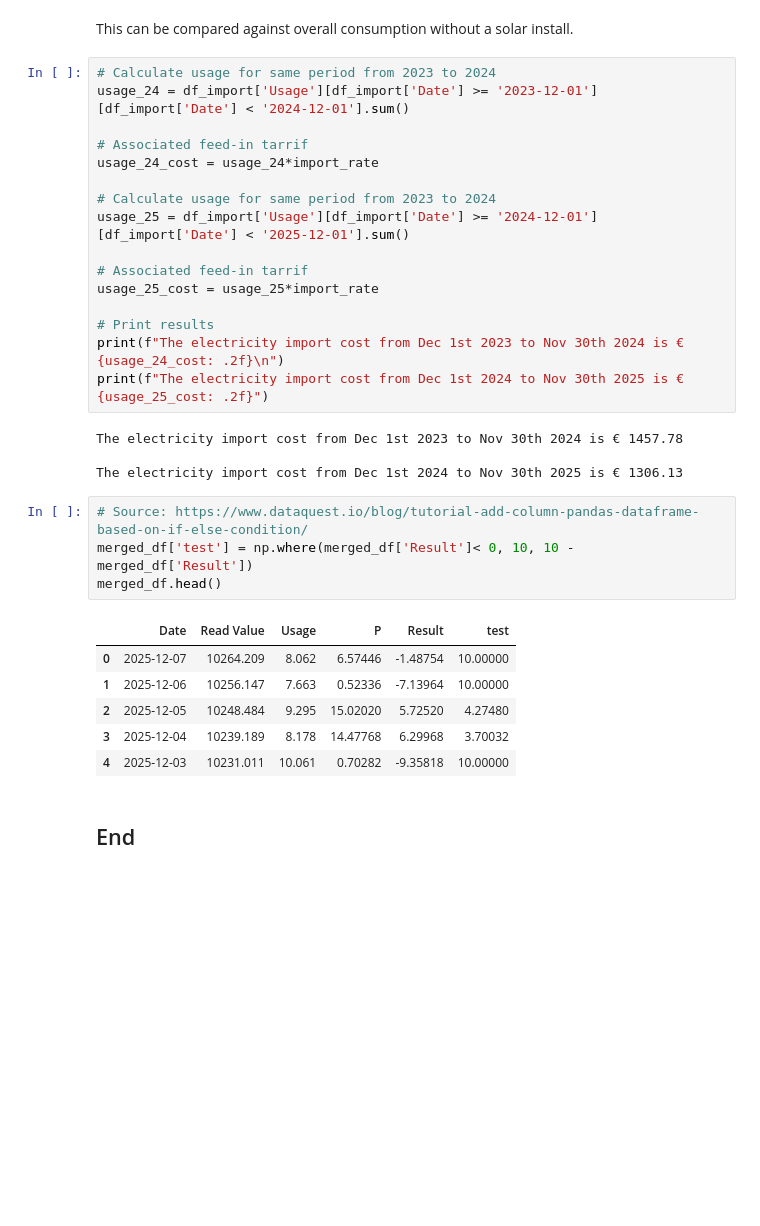
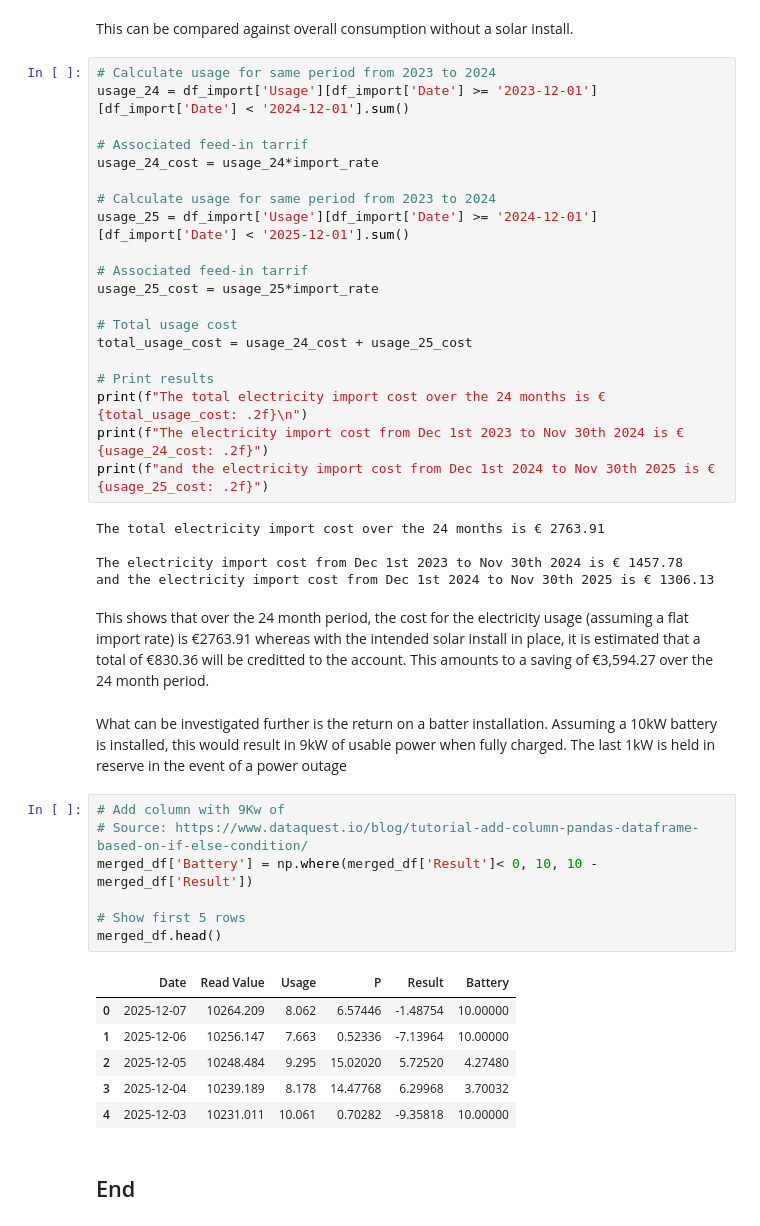
Before and after one commit to danielfinnerty/PFDA, a Jupyter notebook: project/solar_assessment.ipynb, the cells around one changed output. Saved outputs shown, nothing was run; the diff lists cells and outputs as text; blank space fills up the shorter version.

Commit message:
Update to 'data compare' section of solar_assessment

```diff
--- a/project/solar_assessment.ipynb
+++ b/project/solar_assessment.ipynb
@@ -1139,19 +1149,31 @@ usage_25 = df_import['Usage'][df_import['Date'] >= '2024-12-01'][df_import['Date
 # Associated feed-in tarrif
 usage_25_cost = usage_25*import_rate
 
+# Total usage cost
+total_usage_cost = usage_24_cost + usage_25_cost
+
 # Print results
-print(f"The electricity import cost from Dec 1st 2023 to Nov 30th 2024 is €{usage_24_cost: .2f}\n")
-print(f"The electricity import cost from Dec 1st 2024 to Nov 30th 2025 is €{usage_25_cost: .2f}")
+print(f"The total electricity import cost over the 24 months is €{total_usage_cost: .2f}\n")
+print(f"The electricity import cost from Dec 1st 2023 to Nov 30th 2024 is €{usage_24_cost: .2f}")
+print(f"and the electricity import cost from Dec 1st 2024 to Nov 30th 2025 is €{usage_25_cost: .2f}")
 # %% [output]
+The total electricity import cost over the 24 months is € 2763.91
+
 The electricity import cost from Dec 1st 2023 to Nov 30th 2024 is € 1457.78
-
-The electricity import cost from Dec 1st 2024 to Nov 30th 2025 is € 1306.13
+and the electricity import cost from Dec 1st 2024 to Nov 30th 2025 is € 1306.13
+# %% [markdown]
+This shows that over the 24 month period, the cost for the electricity usage (assuming a flat import rate) is €2763.91 whereas with the intended solar install in place, it is estimated that a total of €830.36 will be creditted to the account. This amounts to a saving of €3,594.27 over the 24 month period.
+# %% [markdown]
+What can be investigated further is the return on a batter installation. Assuming a 10kW battery is installed, this would result in 9kW of usable power when fully charged. The last 1kW is held in reserve in the event of a power outage
 # %%
+# Add column with 9Kw of
 # Source: https://www.dataquest.io/blog/tutorial-add-column-pandas-dataframe-based-on-if-else-condition/
-merged_df['test'] = np.where(merged_df['Result']< 0, 10, 10 - merged_df['Result'])
+merged_df['Battery'] = np.where(merged_df['Result']< 0, 10, 10 - merged_df['Result'])
+
+# Show first 5 rows
 merged_df.head()
 # %% [output]
-|  | Date | Read Value | Usage | P | Result | test |
+|  | Date | Read Value | Usage | P | Result | Battery |
 | 0 | 2025-12-07 | 10264.209 | 8.062 | 6.57446 | -1.48754 | 10.00000 |
 | 1 | 2025-12-06 | 10256.147 | 7.663 | 0.52336 | -7.13964 | 10.00000 |
 | 2 | 2025-12-05 | 10248.484 | 9.295 | 15.02020 | 5.72520 | 4.27480 |
```
Also changed, not shown: parts of 2 cells of this notebook.
